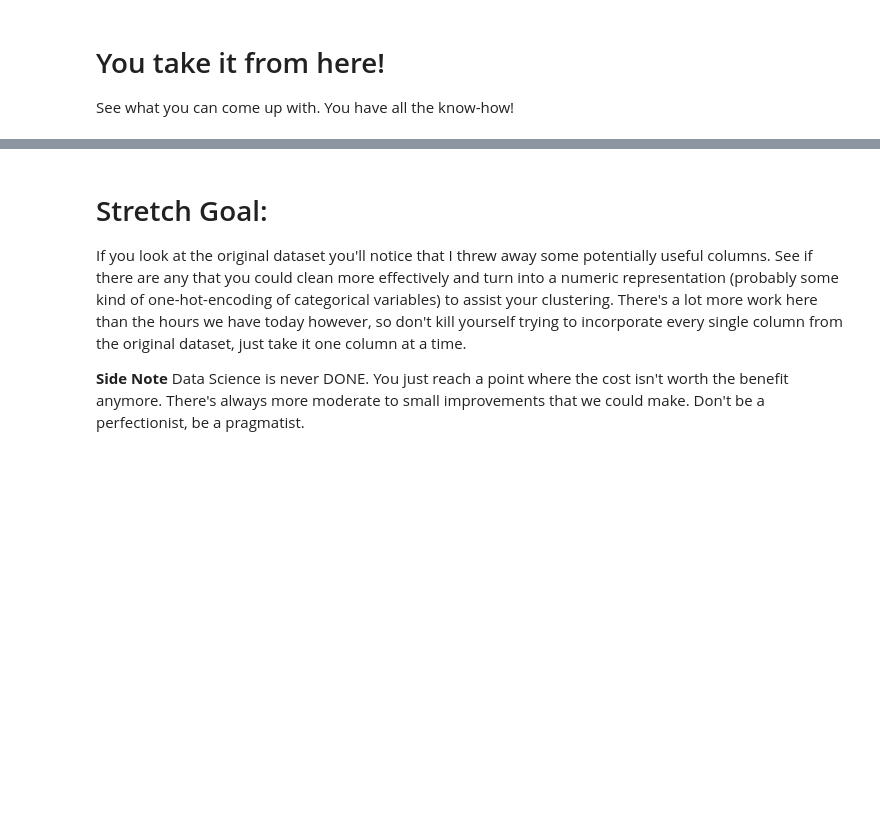
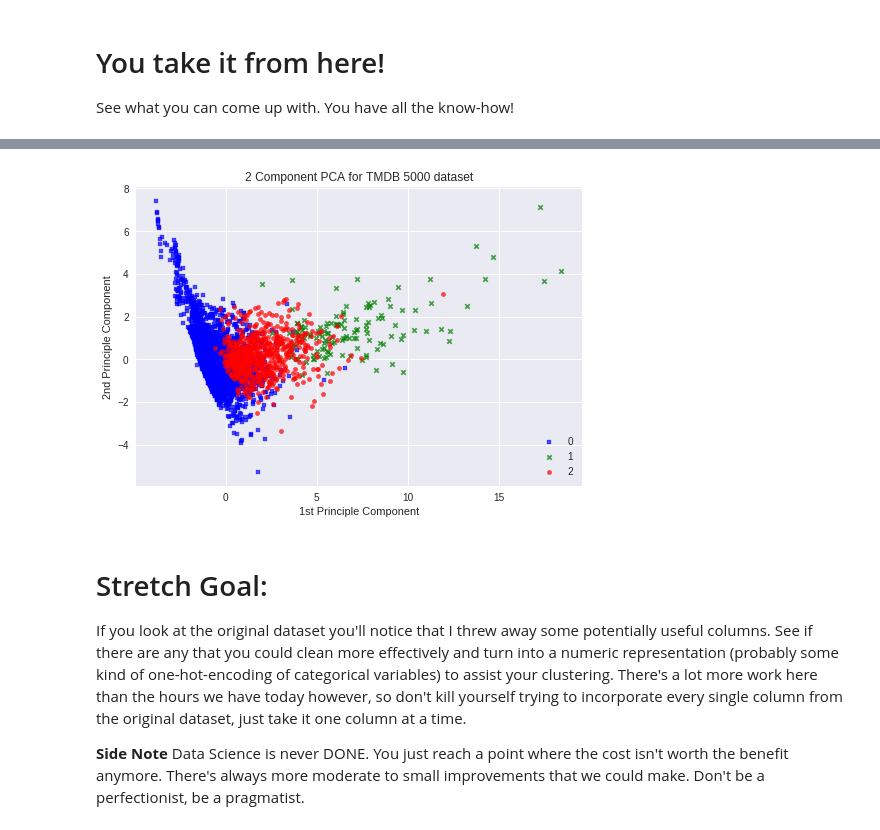
Before and after one commit to bloominstituteoftechnology/DS-Unit-1-Sprint-4-Linear-Algebra, a Jupyter notebook: module4-clustering/Clustering_Assignment.ipynb, the cells around one changed output, grey strips where cells are left out. Cells and saved outputs as stored; diff of their text form; code cells hidden in the pictures; blank space fills up the shorter version.

```diff
--- a/module4-clustering/Clustering_Assignment.ipynb
+++ b/module4-clustering/Clustering_Assignment.ipynb
@@ -58,0 +163,5 @@ See what you can come up with. You have all the know-how!
+# %%
+df2 = pd.DataFrame(T, columns=['PC1', 'PC2'])
+df3 = pd.DataFrame(kmeans_val.labels_, columns=['label'])
+df4 = df2.join(df3)
+df4.head()
@@ -59,3 +175,16 @@ See what you can come up with. You have all the know-how!
+# %%
+import matplotlib.pyplot as plt
+from mlxtend.plotting import category_scatter
+
+fig = category_scatter(x='PC1', y='PC2', label_col='label',
+                       data=df4, legend_loc='lower right')
+
+plt.xlabel("1st Principle Component")
+plt.ylabel("2nd Principle Component")
+plt.title("2 Component PCA for TMDB 5000 dataset")
+plt.show()
+# %% [output]
+[figure, added]
 # %% [markdown]
 # Stretch Goal:
 
```
Also changed, not shown: parts of 11 cells of this notebook.
